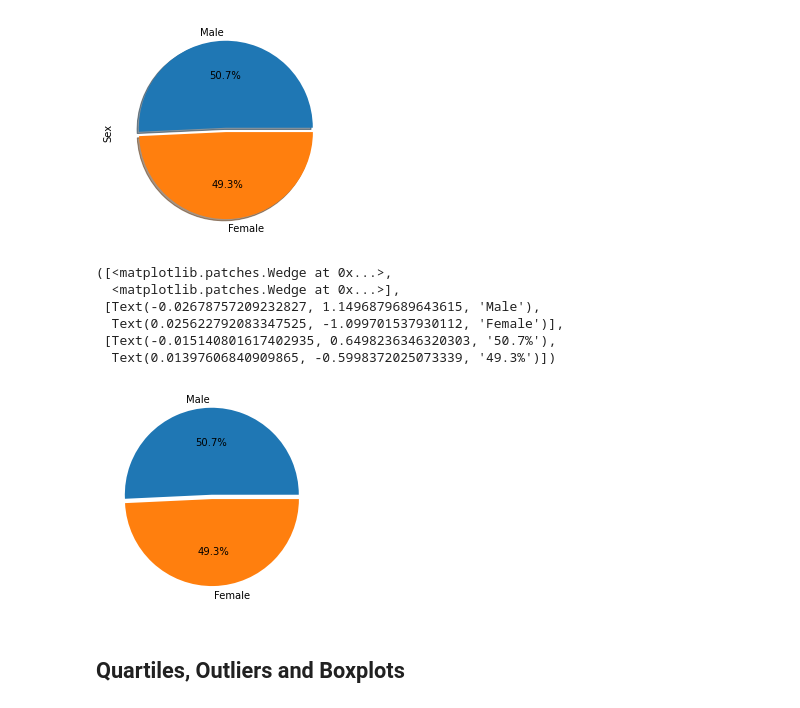
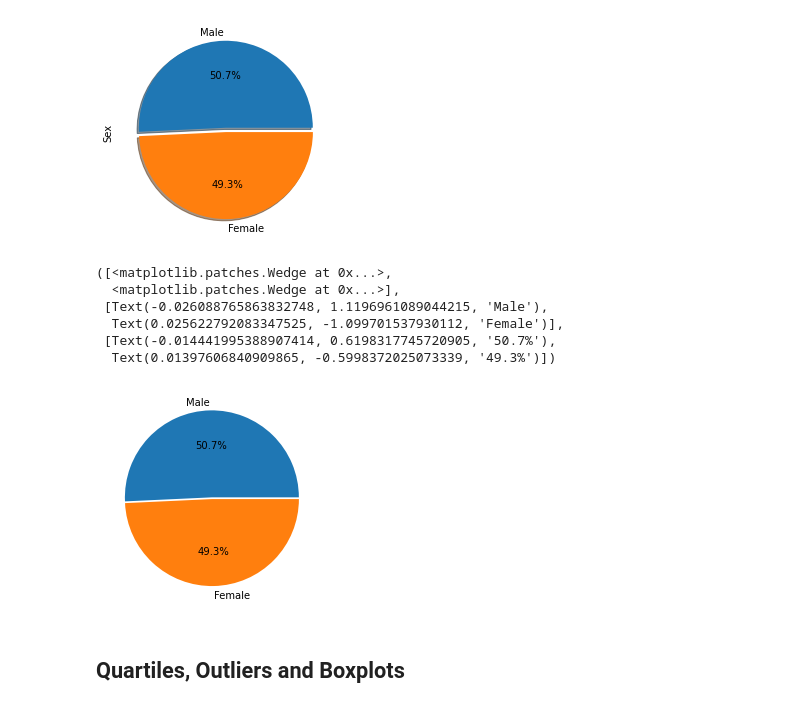
Before and after one commit to cdturner618/Matplotlib-Challenge, a Jupyter notebook: Pymaceuticals/pymaceuticals_starter.ipynb, the cells around one changed output. Drawn from its saved outputs; the diff is of its cells as text; code cells hidden in the pictures.

Commit message:
still working on Box plots

```diff
--- a/Pymaceuticals/pymaceuticals_starter.ipynb
+++ b/Pymaceuticals/pymaceuticals_starter.ipynb
@@ -268,18 +268,18 @@ Sex.plot(kind="pie",autopct="%1.1f%%", shadow=True,explode=explode)
 # %%
 # Generate a pie plot showing the distribution of female versus male mice using pyplot
 Ratio=[958,930]
 Male_vs_Female=["Male","Female"]
-explode= (0.05,0)
+explode= (0.02,0)
 
 plt.pie(Ratio,explode=explode,labels=Male_vs_Female,autopct="%1.1f%%")
 # %% [output]
 ([<matplotlib.patches.Wedge at 0x...>,
   <matplotlib.patches.Wedge at 0x...>],
- [Text(-0.02678757209232827, 1.1496879689643615, 'Male'),
+ [Text(-0.026088765863832748, 1.1196961089044215, 'Male'),
   Text(0.025622792083347525, -1.099701537930112, 'Female')],
- [Text(-0.015140801617402935, 0.6498236346320303, '50.7%'),
+ [Text(-0.014441995388907414, 0.6198317745720905, '50.7%'),
   Text(0.01397606840909865, -0.5998372025073339, '49.3%')])
-[figure, old version]
+[figure, new version]
 # %% [markdown]
 ## Quartiles, Outliers and Boxplots
 # %%
```
Also changed, not shown: parts of 2 cells of this notebook.
